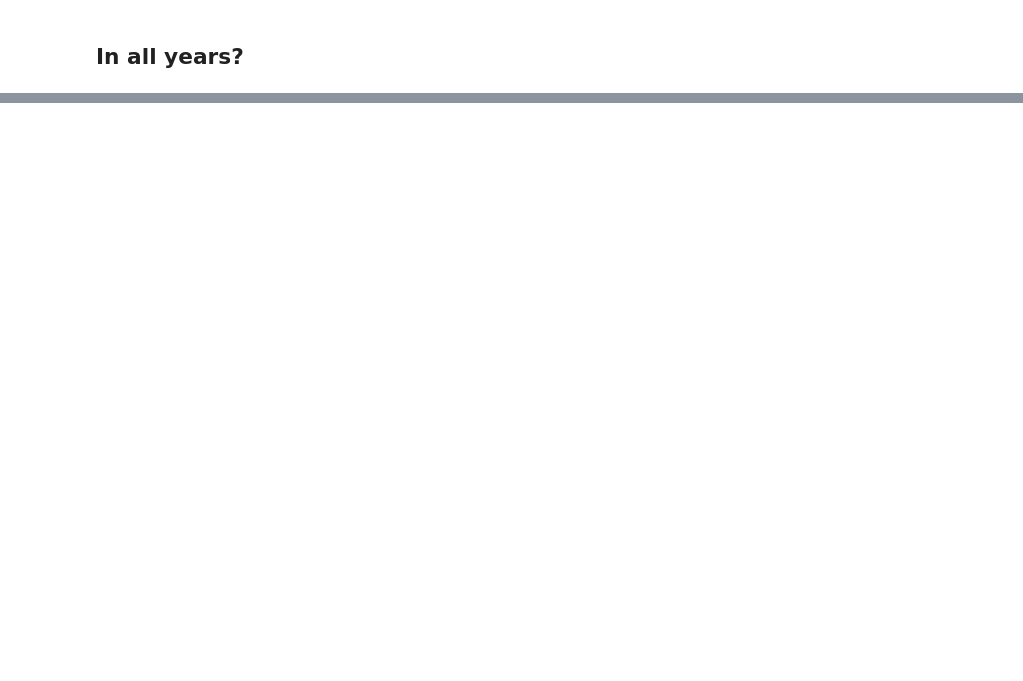
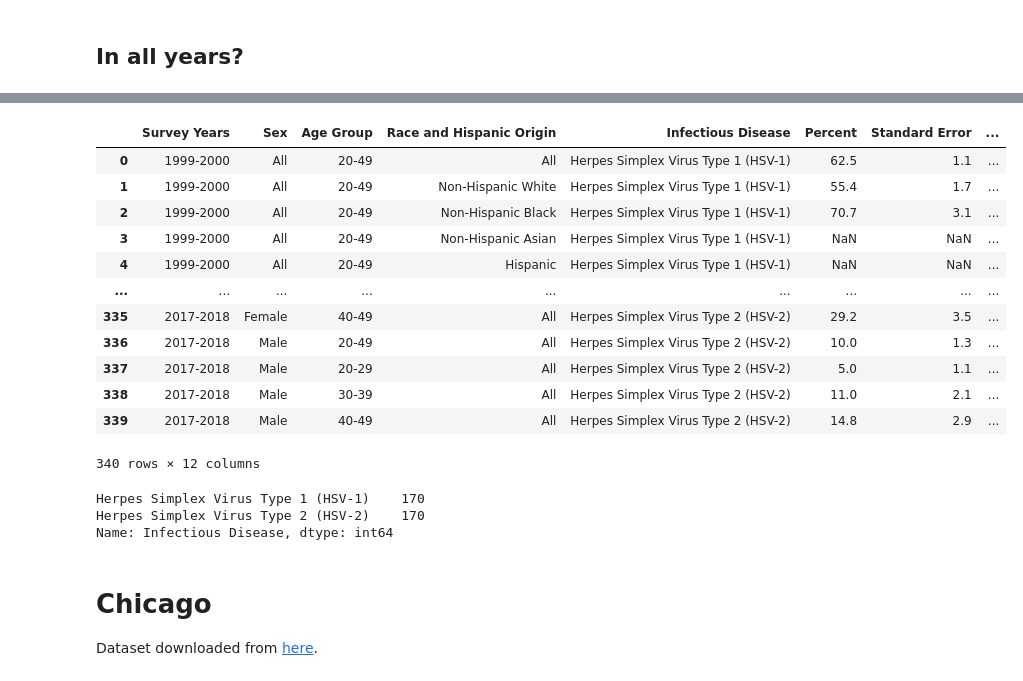
Before and after one commit to yeemey/BDATA200-Intro-Data-Studies, a Jupyter notebook: notebooks/BDATA200_Week8_9_10.ipynb, the cells around one changed output, grey strips where cells are left out. Cells and saved outputs as stored; diff of their text form; code cells hidden in the pictures; blank space fills up the shorter version.

Commit message:
Add example datasets

```diff
--- a/notebooks/BDATA200_Week8_9_10.ipynb
+++ b/notebooks/BDATA200_Week8_9_10.ipynb
@@ -219,0 +268,27 @@ sns.set_context("notebook", font_scale=1.0)
+# %%
+nhanes = pd.read_csv('../data/NHANES_Select_Infectious_Diseases_Prevalence_Estimates_20240307.csv')
+# %%
+nhanes
+# %% [output]
+|  | Survey Years | Sex | Age Group | Race and Hispanic Origin | Infectious Disease | Percent | Standard Error | ... |
+| 0 | 1999-2000 | All | 20-49 | All | Herpes Simplex Virus Type 1 (HSV-1) | 62.5 | 1.1 | ... |
+| 1 | 1999-2000 | All | 20-49 | Non-Hispanic White | Herpes Simplex Virus Type 1 (HSV-1) | 55.4 | 1.7 | ... |
+| 2 | 1999-2000 | All | 20-49 | Non-Hispanic Black | Herpes Simplex Virus Type 1 (HSV-1) | 70.7 | 3.1 | ... |
+| 3 | 1999-2000 | All | 20-49 | Non-Hispanic Asian | Herpes Simplex Virus Type 1 (HSV-1) | NaN | NaN | ... |
+| 4 | 1999-2000 | All | 20-49 | Hispanic | Herpes Simplex Virus Type 1 (HSV-1) | NaN | NaN | ... |
+| ... | ... | ... | ... | ... | ... | ... | ... | ... |
+| 335 | 2017-2018 | Female | 40-49 | All | Herpes Simplex Virus Type 2 (HSV-2) | 29.2 | 3.5 | ... |
+| 336 | 2017-2018 | Male | 20-49 | All | Herpes Simplex Virus Type 2 (HSV-2) | 10.0 | 1.3 | ... |
+| 337 | 2017-2018 | Male | 20-29 | All | Herpes Simplex Virus Type 2 (HSV-2) | 5.0 | 1.1 | ... |
+| 338 | 2017-2018 | Male | 30-39 | All | Herpes Simplex Virus Type 2 (HSV-2) | 11.0 | 2.1 | ... |
+| 339 | 2017-2018 | Male | 40-49 | All | Herpes Simplex Virus Type 2 (HSV-2) | 14.8 | 2.9 | ... |
+340 rows × 12 columns
+# %%
+nhanes['Infectious Disease'].value_counts()
+# %% [output]
+Herpes Simplex Virus Type 1 (HSV-1)    170
+Herpes Simplex Virus Type 2 (HSV-2)    170
+Name: Infectious Disease, dtype: int64
+# %% [markdown]
+# Chicago
+Dataset downloaded from [here](https://catalog.data.gov/dataset/public-health-statistics-selected-public-health-indicators-by-chicago-community-area).
```
Also changed, not shown: parts of 12 cells of this notebook, 4 other files.
